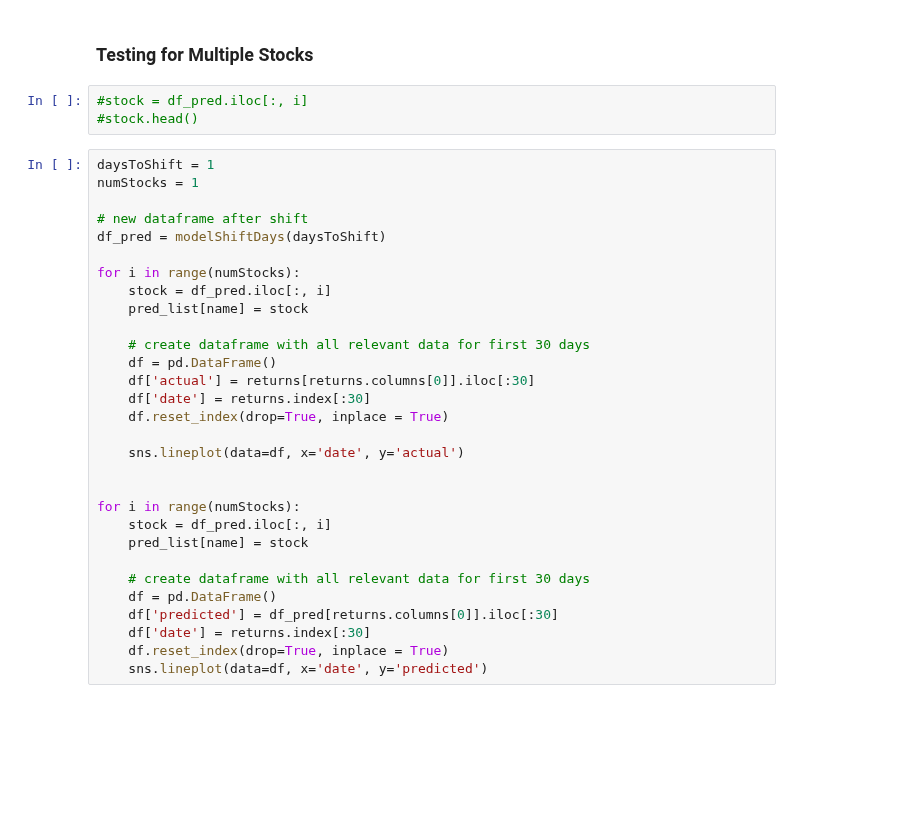
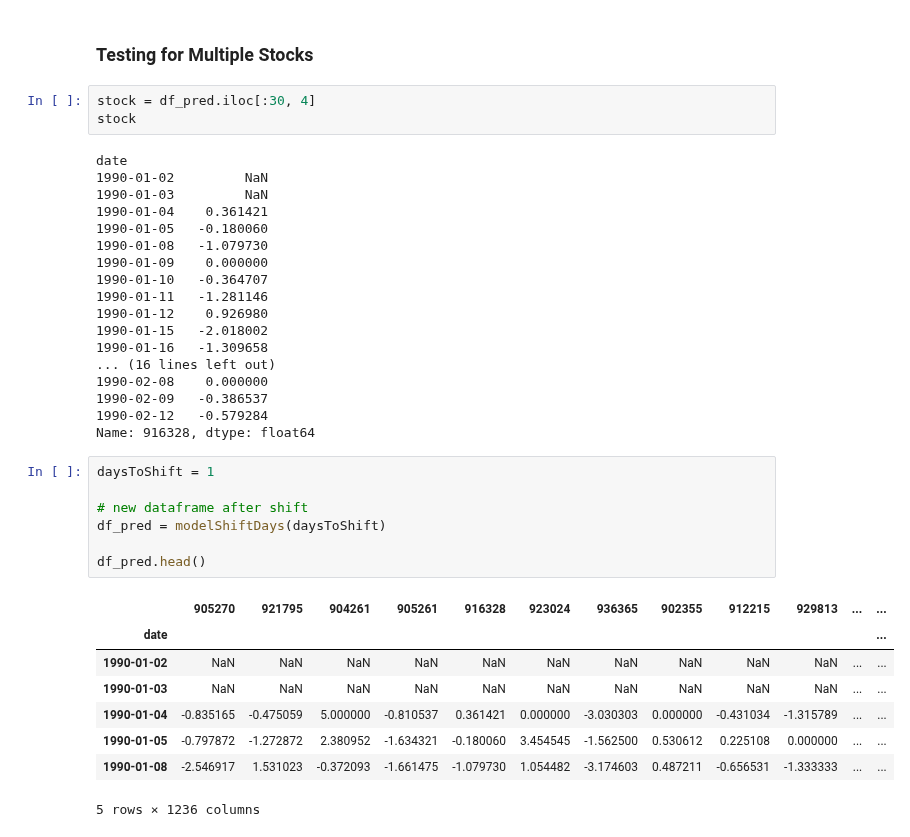
Before and after one commit to jeremylee73/differential-capital, a Jupyter notebook: baseline-model/baseline_model.ipynb, the cells around one changed output. Saved outputs shown, nothing was run; the diff lists cells and outputs as text; blank space fills up the shorter version.

```diff
--- a/baseline-model/baseline_model.ipynb
+++ b/baseline-model/baseline_model.ipynb
@@ -97,35 +108,39 @@ Text(0.5, 1.0, 'Predicted vs Actual')
 # %% [markdown]
 ### Testing for Multiple Stocks
 # %%
-#stock = df_pred.iloc[:, i]
-#stock.head()
+stock = df_pred.iloc[:30, 4]
+stock
+# %% [output]
+date
+1990-01-02         NaN
+1990-01-03         NaN
+1990-01-04    0.361421
+1990-01-05   -0.180060
+1990-01-08   -1.079730
+1990-01-09    0.000000
+1990-01-10   -0.364707
+1990-01-11   -1.281146
+1990-01-12    0.926980
+1990-01-15   -2.018002
+1990-01-16   -1.309658
+... (16 lines left out)
+1990-02-08    0.000000
+1990-02-09   -0.386537
+1990-02-12   -0.579284
+Name: 916328, dtype: float64
 # %%
 daysToShift = 1
-numStocks = 1
 
 # new dataframe after shift
 df_pred = modelShiftDays(daysToShift)
 
-for i in range(numStocks):
-    stock = df_pred.iloc[:, i]
-    pred_list[name] = stock
-
-    # create dataframe with all relevant data for first 30 days
-    df = pd.DataFrame()
-    df['actual'] = returns[returns.columns[0]].iloc[:30]
-    df['date'] = returns.index[:30]
-    df.reset_index(drop=True, inplace = True)
-
-    sns.lineplot(data=df, x='date', y='actual')
-
-
-for i in range(numStocks):
-    stock = df_pred.iloc[:, i]
-    pred_list[name] = stock
-
-    # create dataframe with all relevant data for first 30 days
-    df = pd.DataFrame()
-    df['predicted'] = df_pred[returns.columns[0]].iloc[:30]
-    df['date'] = returns.index[:30]
-    df.reset_index(drop=True, inplace = True)
-    sns.lineplot(data=df, x='date', y='predicted')
+df_pred.head()
+# %% [output]
+|  | 905270 | 921795 | 904261 | 905261 | 916328 | 923024 | 936365 | 902355 | 912215 | 929813 | ... | ... |
+| date |  |  |  |  |  |  |  |  |  |  |  | ... |
+| 1990-01-02 | NaN | NaN | NaN | NaN | NaN | NaN | NaN | NaN | NaN | NaN | ... | ... |
+| 1990-01-03 | NaN | NaN | NaN | NaN | NaN | NaN | NaN | NaN | NaN | NaN | ... | ... |
+| 1990-01-04 | -0.835165 | -0.475059 | 5.000000 | -0.810537 | 0.361421 | 0.000000 | -3.030303 | 0.000000 | -0.431034 | -1.315789 | ... | ... |
+| 1990-01-05 | -0.797872 | -1.272872 | 2.380952 | -1.634321 | -0.180060 | 3.454545 | -1.562500 | 0.530612 | 0.225108 | 0.000000 | ... | ... |
+| 1990-01-08 | -2.546917 | 1.531023 | -0.372093 | -1.661475 | -1.079730 | 1.054482 | -3.174603 | 0.487211 | -0.656531 | -1.333333 | ... | ... |
+5 rows × 1236 columns
```
Also changed, not shown: parts of 8 cells of this notebook.
